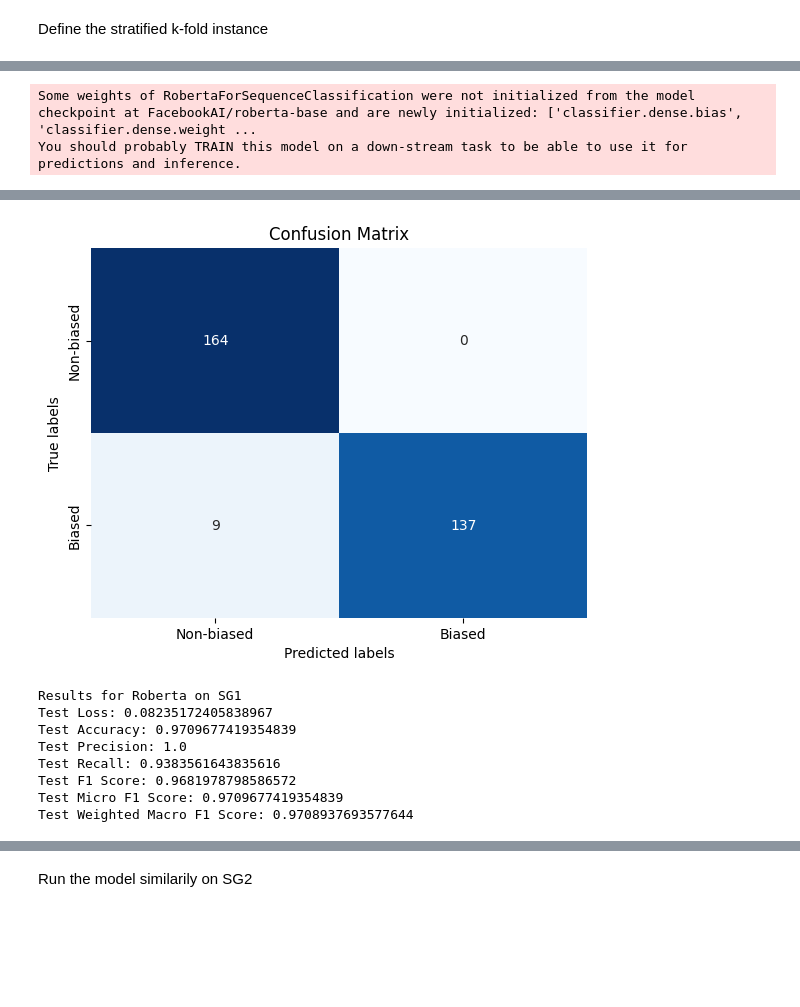
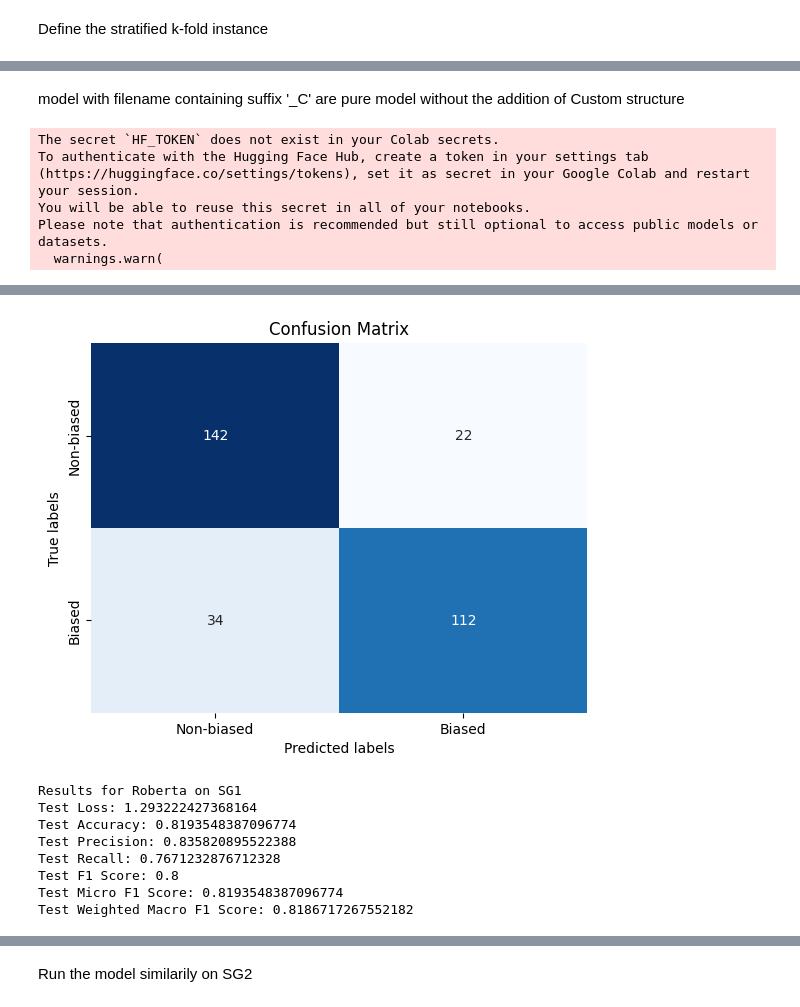
Before and after one commit to Hirbod-JORFlint/LLM-on-News-Bias-detection, a Jupyter notebook: finetune/finetuning.ipynb, the cells around one changed output, grey strips where cells are left out. Drawn from its saved outputs; the diff is of its cells as text; code cells hidden in the pictures; blank space fills up the shorter version.

Commit message:
added the rest of the scripts to the notebook

```diff
--- a/finetune/finetuning.ipynb
+++ b/finetune/finetuning.ipynb
@@ -152,0 +148,5 @@ df2.replace(to_replace='Non-biased', value=0, inplace=True)
+# %%
+# plot labels
+df2['label_bias'].value_counts().plot(kind='bar')
+num_labels = len(df2['label_bias'].unique())
+print("Number of labels:", num_labels)
@@ -632,0 +592,2 @@ Now run the model in two forms on SG1.
+# %% [markdown]
+model with filename containing suffix '_C' are pure model without the addition of Custom structure
@@ -633,6 +638,6 @@ Now run the model in two forms on SG1.
 # %%
 tokenizer = RobertaTokenizer.from_pretrained('FacebookAI/roberta-base')
-test_loss, test_acc, test_prec, test_rec, test_f1, test_f1_micro, test_f1_wmacro = run_model(df1, named_file='df1',freeze_encoder=False, pretrained=False, plot=False, init_type=None, learning_rate=1e-5)
+test_loss, test_acc, test_prec, test_rec, test_f1, test_f1_micro, test_f1_wmacro = run_model(named_file='df1',freeze_encoder=False, pretrained=False, plot=False, init_type=None, learning_rate=2e-5, use_lora=False, use_custom_model=True)
 
 print('Results for Roberta on SG1')
 print('Test Loss: {}'.format(test_loss))
@@ -643,5 +648,8 @@ print('Test F1 Score: {}'.format(test_f1))
 print('Test Micro F1 Score: {}'.format(test_f1_micro))
 print('Test Weighted Macro F1 Score: {}'.format(test_f1_wmacro))
 # %% [output]
-Some weights of RobertaForSequenceClassification were not initialized from the model checkpoint at FacebookAI/roberta-base and are newly initialized: ['classifier.dense.bias', 'classifier.dense.weight ...
-You should probably TRAIN this model on a down-stream task to be able to use it for predictions and inference.
+The secret `HF_TOKEN` does not exist in your Colab secrets.
+To authenticate with the Hugging Face Hub, create a token in your settings tab (https://huggingface.co/settings/tokens), set it as secret in your Google Colab and restart your session.
+You will be able to reuse this secret in all of your notebooks.
+Please note that authentication is recommended but still optional to access public models or datasets.
+  warnings.warn(
@@ -652,9 +675,9 @@ Epoch 2, Val Loss: 0.08961531583918259
-[figure, old version]
+[figure, new version]
-Results for Roberta on SG1
-Test Loss: 0.08235172405838967
-Test Accuracy: 0.9709677419354839
-Test Precision: 1.0
-Test Recall: 0.9383561643835616
-Test F1 Score: 0.9681978798586572
-Test Micro F1 Score: 0.9709677419354839
-Test Weighted Macro F1 Score: 0.9708937693577644
+Results for Roberta on SG1
+Test Loss: 1.293222427368164
+Test Accuracy: 0.8193548387096774
+Test Precision: 0.835820895522388
+Test Recall: 0.7671232876712328
+Test F1 Score: 0.8
+Test Micro F1 Score: 0.8193548387096774
+Test Weighted Macro F1 Score: 0.8186717267552182
```
Also changed, not shown: parts of 83 cells of this notebook.
